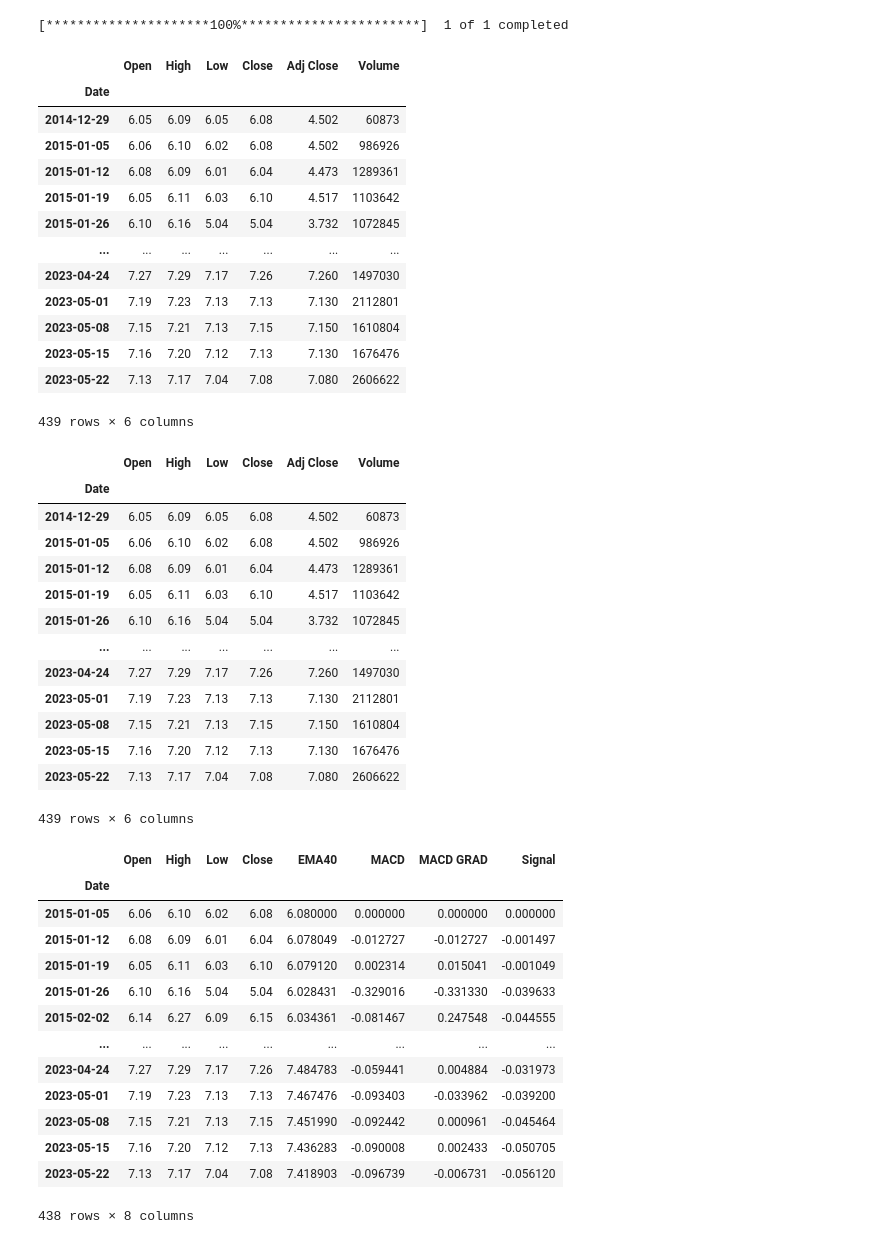
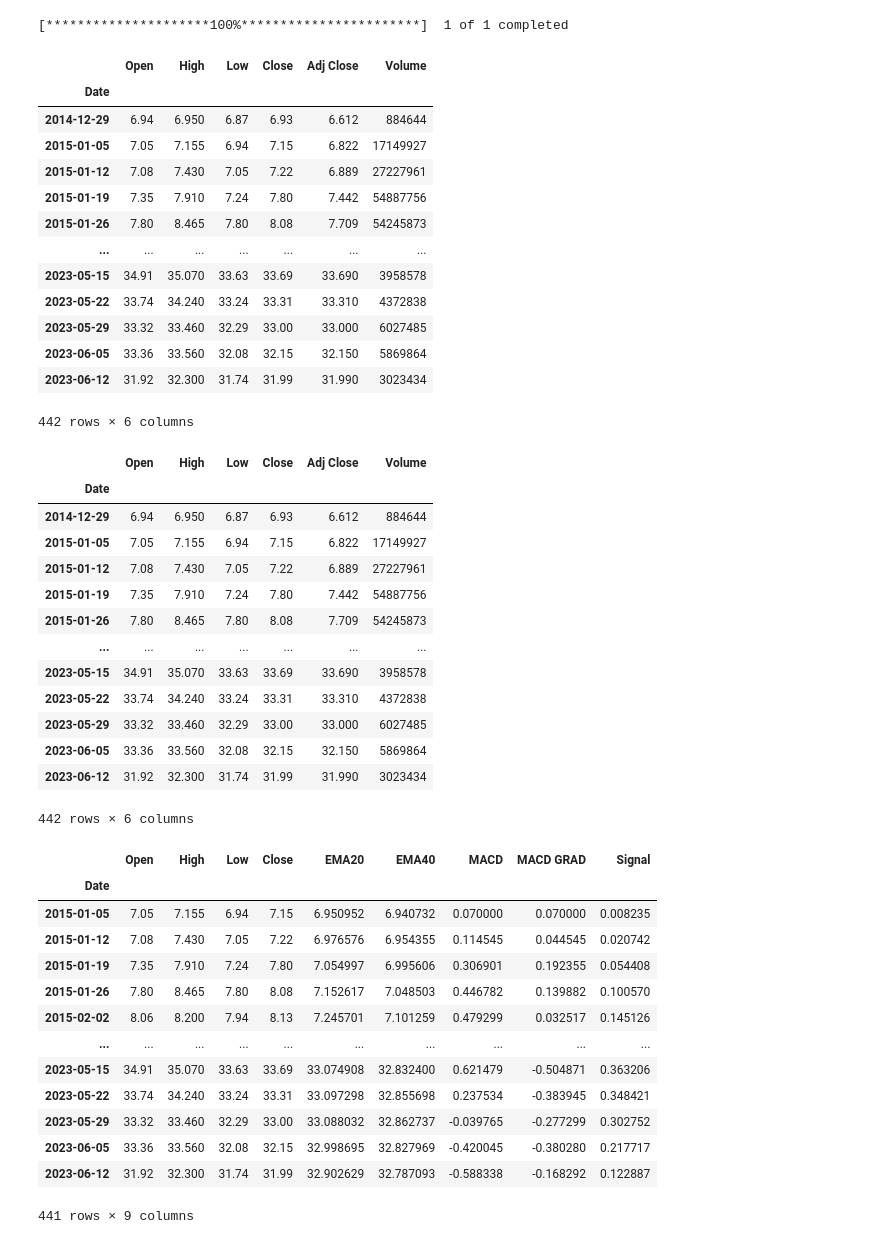
Before and after one commit to jxhos0/stock-backtest, a Jupyter notebook: back-test.ipynb, the cells around one changed output. Saved outputs shown, nothing was run; the diff lists cells and outputs as text; code cells hidden in the pictures.

```diff
--- a/back-test.ipynb
+++ b/back-test.ipynb
@@ -51,69 +15,70 @@ tickers
 # %%
-df = yf.download('AFI.AX', start='2015-01-01', interval='1wk').round(decimals=3)
+df = yf.download('RMD.AX', start='2015-01-01', interval='1wk').round(decimals=3)
 df
 # %% [output]
 [*********************100%***********************]  1 of 1 completed
 |  | Open | High | Low | Close | Adj Close | Volume |
 | Date |  |  |  |  |  |  |
-| 2014-12-29 | 6.05 | 6.09 | 6.05 | 6.08 | 4.502 | 60873 |
-| 2015-01-05 | 6.06 | 6.10 | 6.02 | 6.08 | 4.502 | 986926 |
-| 2015-01-12 | 6.08 | 6.09 | 6.01 | 6.04 | 4.473 | 1289361 |
-| 2015-01-19 | 6.05 | 6.11 | 6.03 | 6.10 | 4.517 | 1103642 |
-| 2015-01-26 | 6.10 | 6.16 | 5.04 | 5.04 | 3.732 | 1072845 |
+| 2014-12-29 | 6.94 | 6.950 | 6.87 | 6.93 | 6.612 | 884644 |
+| 2015-01-05 | 7.05 | 7.155 | 6.94 | 7.15 | 6.822 | 17149927 |
+| 2015-01-12 | 7.08 | 7.430 | 7.05 | 7.22 | 6.889 | 27227961 |
+| 2015-01-19 | 7.35 | 7.910 | 7.24 | 7.80 | 7.442 | 54887756 |
+| 2015-01-26 | 7.80 | 8.465 | 7.80 | 8.08 | 7.709 | 54245873 |
 | ... | ... | ... | ... | ... | ... | ... |
-| 2023-04-24 | 7.27 | 7.29 | 7.17 | 7.26 | 7.260 | 1497030 |
-| 2023-05-01 | 7.19 | 7.23 | 7.13 | 7.13 | 7.130 | 2112801 |
-| 2023-05-08 | 7.15 | 7.21 | 7.13 | 7.15 | 7.150 | 1610804 |
-| 2023-05-15 | 7.16 | 7.20 | 7.12 | 7.13 | 7.130 | 1676476 |
-| 2023-05-22 | 7.13 | 7.17 | 7.04 | 7.08 | 7.080 | 2606622 |
+| 2023-05-15 | 34.91 | 35.070 | 33.63 | 33.69 | 33.690 | 3958578 |
+| 2023-05-22 | 33.74 | 34.240 | 33.24 | 33.31 | 33.310 | 4372838 |
+| 2023-05-29 | 33.32 | 33.460 | 32.29 | 33.00 | 33.000 | 6027485 |
+| 2023-06-05 | 33.36 | 33.560 | 32.08 | 32.15 | 32.150 | 5869864 |
+| 2023-06-12 | 31.92 | 32.300 | 31.74 | 31.99 | 31.990 | 3023434 |
-439 rows × 6 columns
+442 rows × 6 columns
 # %%
 df_copy = df.copy()
 df_copy
 # %% [output]
 |  | Open | High | Low | Close | Adj Close | Volume |
 | Date |  |  |  |  |  |  |
-| 2014-12-29 | 6.05 | 6.09 | 6.05 | 6.08 | 4.502 | 60873 |
-| 2015-01-05 | 6.06 | 6.10 | 6.02 | 6.08 | 4.502 | 986926 |
-| 2015-01-12 | 6.08 | 6.09 | 6.01 | 6.04 | 4.473 | 1289361 |
-| 2015-01-19 | 6.05 | 6.11 | 6.03 | 6.10 | 4.517 | 1103642 |
-| 2015-01-26 | 6.10 | 6.16 | 5.04 | 5.04 | 3.732 | 1072845 |
+| 2014-12-29 | 6.94 | 6.950 | 6.87 | 6.93 | 6.612 | 884644 |
+| 2015-01-05 | 7.05 | 7.155 | 6.94 | 7.15 | 6.822 | 17149927 |
+| 2015-01-12 | 7.08 | 7.430 | 7.05 | 7.22 | 6.889 | 27227961 |
+| 2015-01-19 | 7.35 | 7.910 | 7.24 | 7.80 | 7.442 | 54887756 |
+| 2015-01-26 | 7.80 | 8.465 | 7.80 | 8.08 | 7.709 | 54245873 |
 | ... | ... | ... | ... | ... | ... | ... |
-| 2023-04-24 | 7.27 | 7.29 | 7.17 | 7.26 | 7.260 | 1497030 |
-| 2023-05-01 | 7.19 | 7.23 | 7.13 | 7.13 | 7.130 | 2112801 |
-| 2023-05-08 | 7.15 | 7.21 | 7.13 | 7.15 | 7.150 | 1610804 |
-| 2023-05-15 | 7.16 | 7.20 | 7.12 | 7.13 | 7.130 | 1676476 |
-| 2023-05-22 | 7.13 | 7.17 | 7.04 | 7.08 | 7.080 | 2606622 |
+| 2023-05-15 | 34.91 | 35.070 | 33.63 | 33.69 | 33.690 | 3958578 |
+| 2023-05-22 | 33.74 | 34.240 | 33.24 | 33.31 | 33.310 | 4372838 |
+| 2023-05-29 | 33.32 | 33.460 | 32.29 | 33.00 | 33.000 | 6027485 |
+| 2023-06-05 | 33.36 | 33.560 | 32.08 | 32.15 | 32.150 | 5869864 |
+| 2023-06-12 | 31.92 | 32.300 | 31.74 | 31.99 | 31.990 | 3023434 |
-439 rows × 6 columns
+442 rows × 6 columns
 # %%
 mod_df = df_copy.drop(columns=['Adj Close', 'Volume'])
 
 # EMA40 Calculation
+mod_df['EMA20'] = mod_df.Close.ewm(span=20, adjust=False).mean()
 mod_df['EMA40'] = mod_df.Close.ewm(span=40, adjust=False).mean()
 
 # MACD and Signal Calculations
 exp1 = mod_df.Close.ewm(span=3, adjust=False).mean()
 exp2 = mod_df.Close.ewm(span=10, adjust=False).mean()
 mod_df['MACD'] = (exp1 - exp2)
 mod_df['MACD GRAD'] = mod_df.MACD.diff()
 mod_df['Signal'] = mod_df.MACD.ewm(span=16, adjust=False).mean()
 mod_df.dropna(inplace=True)
 
 mod_df
 # %% [output]
-|  | Open | High | Low | Close | EMA40 | MACD | MACD GRAD | Signal |
-| Date |  |  |  |  |  |  |  |  |
-| 2015-01-05 | 6.06 | 6.10 | 6.02 | 6.08 | 6.080000 | 0.000000 | 0.000000 | 0.000000 |
-| 2015-01-12 | 6.08 | 6.09 | 6.01 | 6.04 | 6.078049 | -0.012727 | -0.012727 | -0.001497 |
-| 2015-01-19 | 6.05 | 6.11 | 6.03 | 6.10 | 6.079120 | 0.002314 | 0.015041 | -0.001049 |
-| 2015-01-26 | 6.10 | 6.16 | 5.04 | 5.04 | 6.028431 | -0.329016 | -0.331330 | -0.039633 |
-| 2015-02-02 | 6.14 | 6.27 | 6.09 | 6.15 | 6.034361 | -0.081467 | 0.247548 | -0.044555 |
-| ... | ... | ... | ... | ... | ... | ... | ... | ... |
-| 2023-04-24 | 7.27 | 7.29 | 7.17 | 7.26 | 7.484783 | -0.059441 | 0.004884 | -0.031973 |
-| 2023-05-01 | 7.19 | 7.23 | 7.13 | 7.13 | 7.467476 | -0.093403 | -0.033962 | -0.039200 |
-| 2023-05-08 | 7.15 | 7.21 | 7.13 | 7.15 | 7.451990 | -0.092442 | 0.000961 | -0.045464 |
-| 2023-05-15 | 7.16 | 7.20 | 7.12 | 7.13 | 7.436283 | -0.090008 | 0.002433 | -0.050705 |
-| 2023-05-22 | 7.13 | 7.17 | 7.04 | 7.08 | 7.418903 | -0.096739 | -0.006731 | -0.056120 |
+|  | Open | High | Low | Close | EMA20 | EMA40 | MACD | MACD GRAD | Signal |
+| Date |  |  |  |  |  |  |  |  |  |
+| 2015-01-05 | 7.05 | 7.155 | 6.94 | 7.15 | 6.950952 | 6.940732 | 0.070000 | 0.070000 | 0.008235 |
+| 2015-01-12 | 7.08 | 7.430 | 7.05 | 7.22 | 6.976576 | 6.954355 | 0.114545 | 0.044545 | 0.020742 |
+| 2015-01-19 | 7.35 | 7.910 | 7.24 | 7.80 | 7.054997 | 6.995606 | 0.306901 | 0.192355 | 0.054408 |
+| 2015-01-26 | 7.80 | 8.465 | 7.80 | 8.08 | 7.152617 | 7.048503 | 0.446782 | 0.139882 | 0.100570 |
+| 2015-02-02 | 8.06 | 8.200 | 7.94 | 8.13 | 7.245701 | 7.101259 | 0.479299 | 0.032517 | 0.145126 |
+| ... | ... | ... | ... | ... | ... | ... | ... | ... | ... |
+| 2023-05-15 | 34.91 | 35.070 | 33.63 | 33.69 | 33.074908 | 32.832400 | 0.621479 | -0.504871 | 0.363206 |
+| 2023-05-22 | 33.74 | 34.240 | 33.24 | 33.31 | 33.097298 | 32.855698 | 0.237534 | -0.383945 | 0.348421 |
+| 2023-05-29 | 33.32 | 33.460 | 32.29 | 33.00 | 33.088032 | 32.862737 | -0.039765 | -0.277299 | 0.302752 |
+| 2023-06-05 | 33.36 | 33.560 | 32.08 | 32.15 | 32.998695 | 32.827969 | -0.420045 | -0.380280 | 0.217717 |
+| 2023-06-12 | 31.92 | 32.300 | 31.74 | 31.99 | 32.902629 | 32.787093 | -0.588338 | -0.168292 | 0.122887 |
-438 rows × 8 columns
+441 rows × 9 columns
 # %%
 mod_df['BuySignal'] = np.where((mod_df.Close > mod_df.EMA40) & (mod_df.MACD > 0) & (mod_df.MACD > mod_df.Signal), 1, 0)
```
Also changed, not shown: parts of 11 cells of this notebook.
